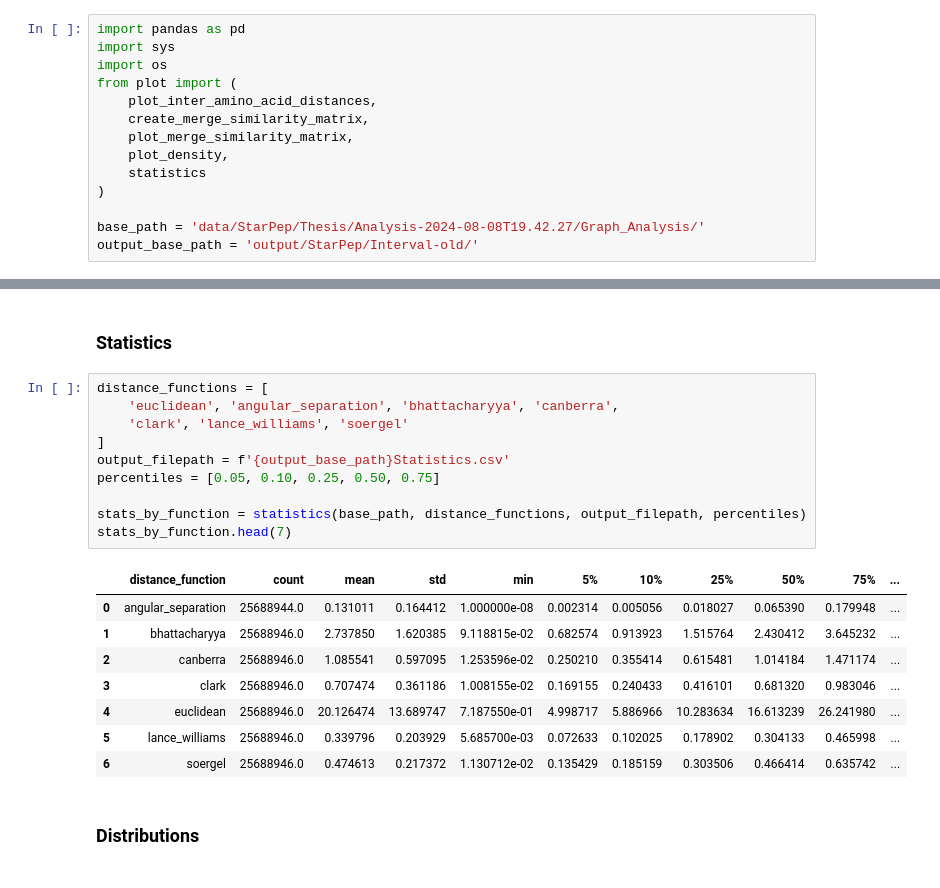
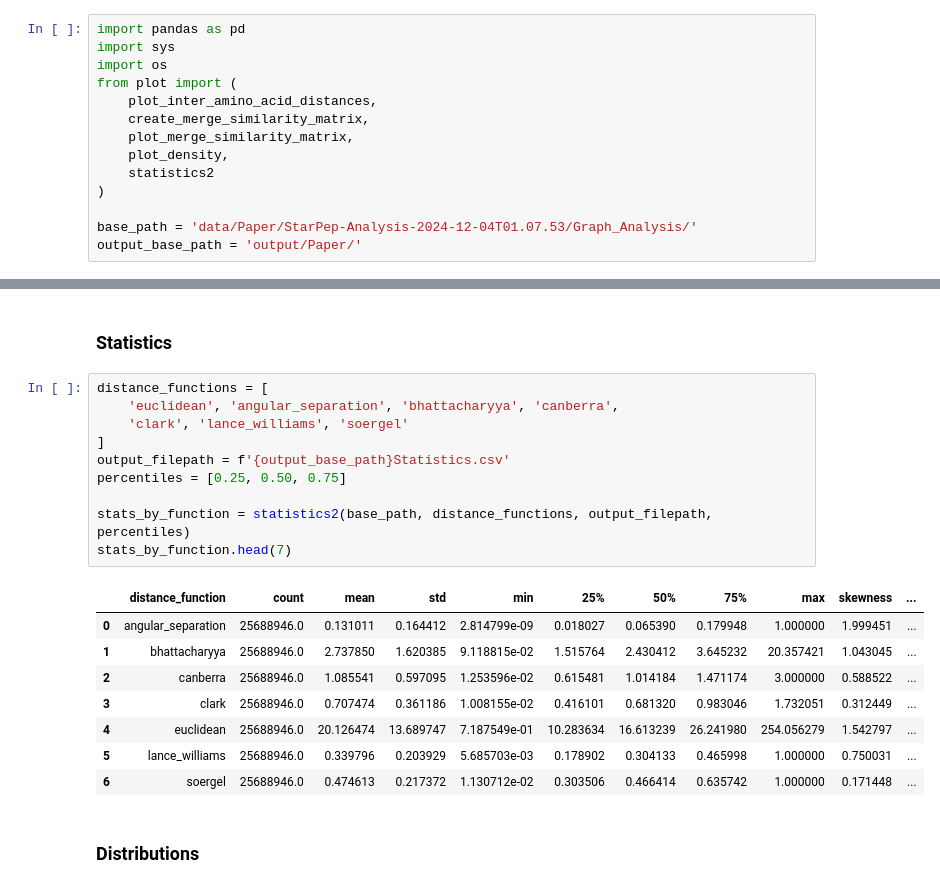
Before and after one commit to cicese-biocom/PepProtGraphAnalyzer, a Jupyter notebook: notebooks/Graph Analysis.ipynb, the cells around one changed output, grey strips where cells are left out. Saved outputs shown, nothing was run; the diff lists cells and outputs as text.

```diff
--- a/notebooks/Graph Analysis.ipynb
+++ b/notebooks/Graph Analysis.ipynb
@@ -11,11 +11,11 @@ from plot import (
     create_merge_similarity_matrix,
     plot_merge_similarity_matrix,
     plot_density,
-    statistics
+    statistics2
 )
 
-base_path = 'data/StarPep/Thesis/Analysis-2024-08-08T19.42.27/Graph_Analysis/'
-output_base_path = 'output/StarPep/Interval-old/'
+base_path = 'data/Paper/StarPep-Analysis-2024-12-04T01.07.53/Graph_Analysis/'
+output_base_path = 'output/Paper/'
 # %% [markdown]
 ## **Inter-amino acid distances**
 # %% [markdown]
@@ -23,22 +23,22 @@ output_base_path = 'output/StarPep/Interval-old/'
 # %%
 distance_functions = [
     'euclidean', 'angular_separation', 'bhattacharyya', 'canberra',
     'clark', 'lance_williams', 'soergel'
 ]
 output_filepath = f'{output_base_path}Statistics.csv'
-percentiles = [0.05, 0.10, 0.25, 0.50, 0.75]
+percentiles = [0.25, 0.50, 0.75]
 
-stats_by_function = statistics(base_path, distance_functions, output_filepath, percentiles)
+stats_by_function = statistics2(base_path, distance_functions, output_filepath, percentiles)
 stats_by_function.head(7)
 # %% [output]
-|  | distance_function | count | mean | std | min | 5% | 10% | 25% | 50% | 75% | ... |
-| 0 | angular_separation | 25688944.0 | 0.131011 | 0.164412 | 1.000000e-08 | 0.002314 | 0.005056 | 0.018027 | 0.065390 | 0.179948 | ... |
-| 1 | bhattacharyya | 25688946.0 | 2.737850 | 1.620385 | 9.118815e-02 | 0.682574 | 0.913923 | 1.515764 | 2.430412 | 3.645232 | ... |
-| 2 | canberra | 25688946.0 | 1.085541 | 0.597095 | 1.253596e-02 | 0.250210 | 0.355414 | 0.615481 | 1.014184 | 1.471174 | ... |
-| 3 | clark | 25688946.0 | 0.707474 | 0.361186 | 1.008155e-02 | 0.169155 | 0.240433 | 0.416101 | 0.681320 | 0.983046 | ... |
-| 4 | euclidean | 25688946.0 | 20.126474 | 13.689747 | 7.187550e-01 | 4.998717 | 5.886966 | 10.283634 | 16.613239 | 26.241980 | ... |
-| 5 | lance_williams | 25688946.0 | 0.339796 | 0.203929 | 5.685700e-03 | 0.072633 | 0.102025 | 0.178902 | 0.304133 | 0.465998 | ... |
-| 6 | soergel | 25688946.0 | 0.474613 | 0.217372 | 1.130712e-02 | 0.135429 | 0.185159 | 0.303506 | 0.466414 | 0.635742 | ... |
+|  | distance_function | count | mean | std | min | 25% | 50% | 75% | max | skewness | ... |
+| 0 | angular_separation | 25688946.0 | 0.131011 | 0.164412 | 2.814799e-09 | 0.018027 | 0.065390 | 0.179948 | 1.000000 | 1.999451 | ... |
+| 1 | bhattacharyya | 25688946.0 | 2.737850 | 1.620385 | 9.118815e-02 | 1.515764 | 2.430412 | 3.645232 | 20.357421 | 1.043045 | ... |
+| 2 | canberra | 25688946.0 | 1.085541 | 0.597095 | 1.253596e-02 | 0.615481 | 1.014184 | 1.471174 | 3.000000 | 0.588522 | ... |
+| 3 | clark | 25688946.0 | 0.707474 | 0.361186 | 1.008155e-02 | 0.416101 | 0.681320 | 0.983046 | 1.732051 | 0.312449 | ... |
+| 4 | euclidean | 25688946.0 | 20.126474 | 13.689747 | 7.187549e-01 | 10.283634 | 16.613239 | 26.241980 | 254.056279 | 1.542797 | ... |
+| 5 | lance_williams | 25688946.0 | 0.339796 | 0.203929 | 5.685703e-03 | 0.178902 | 0.304133 | 0.465998 | 1.000000 | 0.750031 | ... |
+| 6 | soergel | 25688946.0 | 0.474613 | 0.217372 | 1.130712e-02 | 0.303506 | 0.466414 | 0.635742 | 1.000000 | 0.171448 | ... |
 # %% [markdown]
 ### **Distributions**
 # %% [markdown]
```
Also changed, not shown: parts of 12 cells of this notebook, 1 other file.
